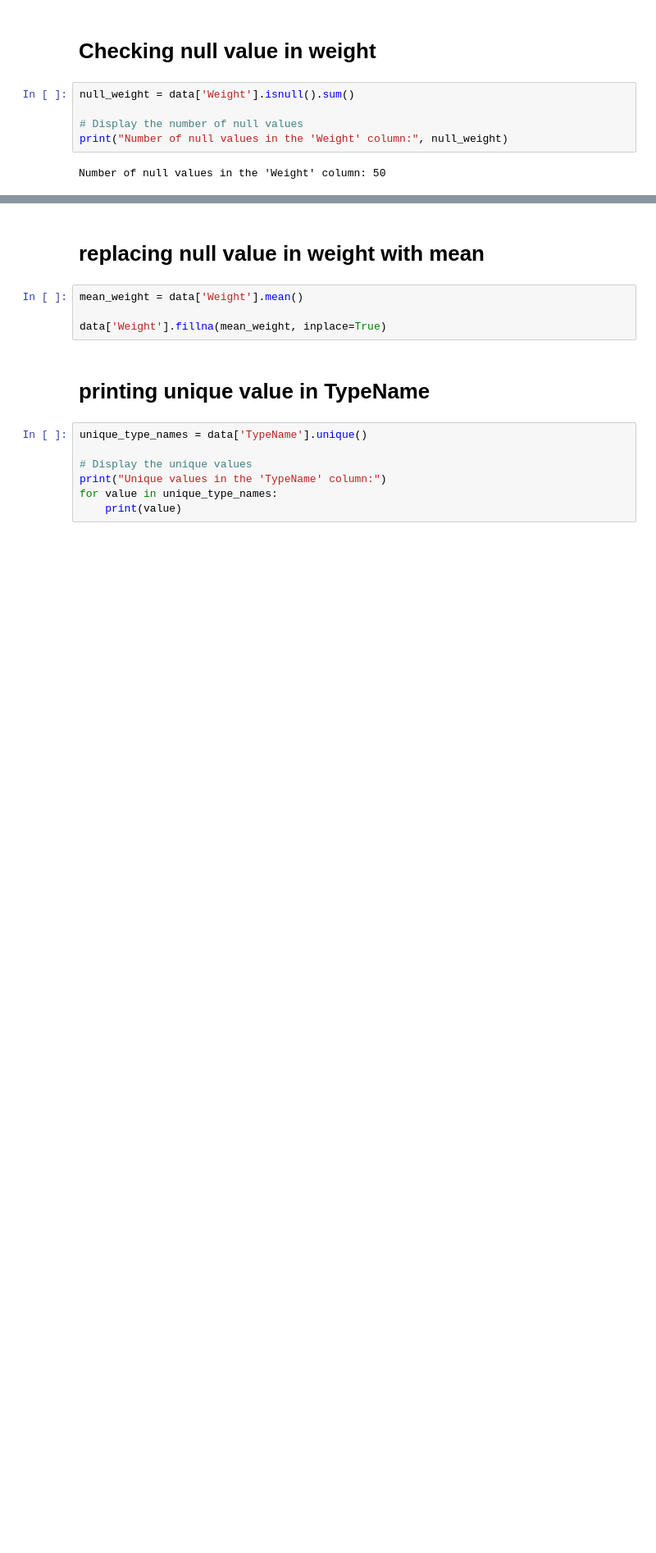
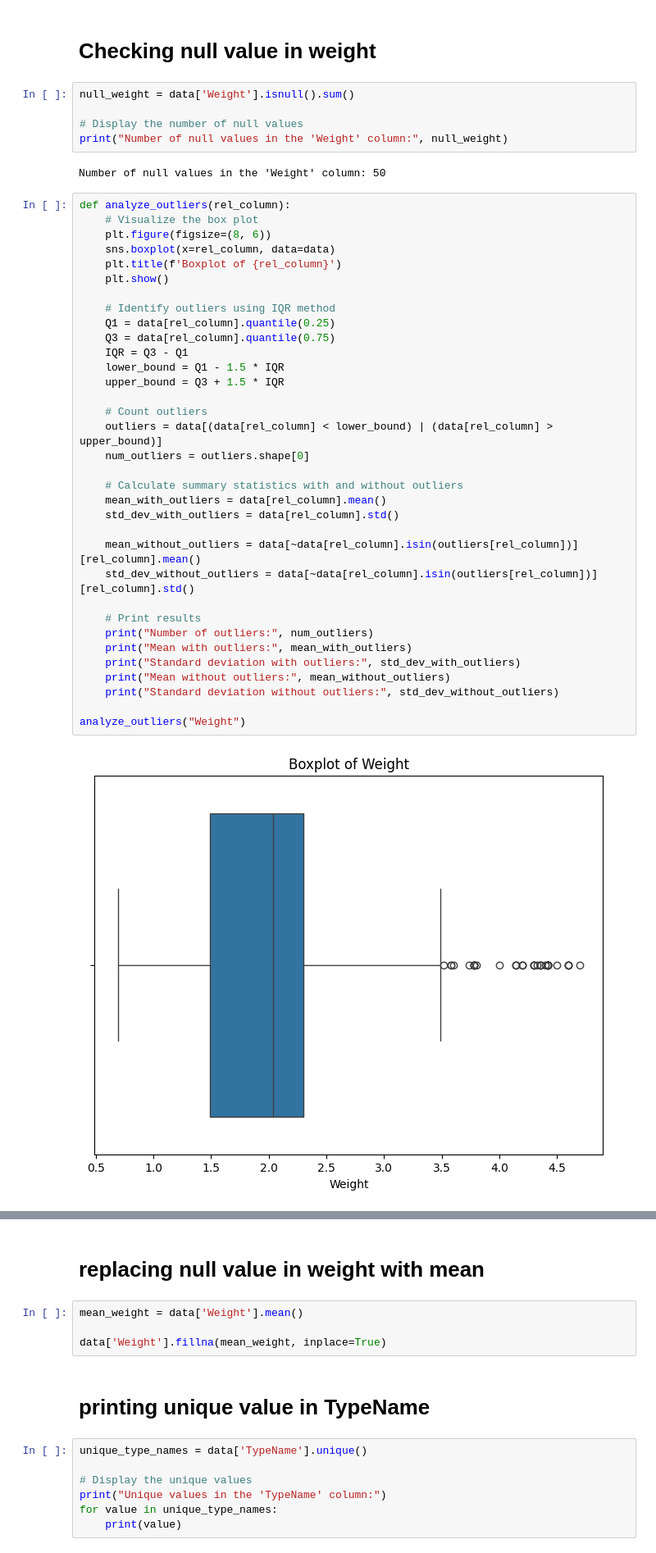
Before and after one commit to sumitsandhu/AGILE, a Jupyter notebook: Laptop.ipynb, the cells around one changed output, grey strips where cells are left out. Shown at 82% size. Cells and saved outputs as stored; diff of their text form; blank space fills up the shorter version.

```diff
--- a/Laptop.ipynb
+++ b/Laptop.ipynb
@@ -285,3 +278,39 @@ null_weight = data['Weight'].isnull().sum()
 print("Number of null values in the 'Weight' column:", null_weight)
 # %% [output]
 Number of null values in the 'Weight' column: 50
+# %%
+def analyze_outliers(rel_column):
+    # Visualize the box plot
+    plt.figure(figsize=(8, 6))
+    sns.boxplot(x=rel_column, data=data)
+    plt.title(f'Boxplot of {rel_column}')
+    plt.show()
+
+    # Identify outliers using IQR method
+    Q1 = data[rel_column].quantile(0.25)
+    Q3 = data[rel_column].quantile(0.75)
+    IQR = Q3 - Q1
+    lower_bound = Q1 - 1.5 * IQR
+    upper_bound = Q3 + 1.5 * IQR
+
+    # Count outliers
+    outliers = data[(data[rel_column] < lower_bound) | (data[rel_column] > upper_bound)]
+    num_outliers = outliers.shape[0]
+
+    # Calculate summary statistics with and without outliers
+    mean_with_outliers = data[rel_column].mean()
+    std_dev_with_outliers = data[rel_column].std()
+
+    mean_without_outliers = data[~data[rel_column].isin(outliers[rel_column])][rel_column].mean()
+    std_dev_without_outliers = data[~data[rel_column].isin(outliers[rel_column])][rel_column].std()
+
+    # Print results
+    print("Number of outliers:", num_outliers)
+    print("Mean with outliers:", mean_with_outliers)
+    print("Standard deviation with outliers:", std_dev_with_outliers)
+    print("Mean without outliers:", mean_without_outliers)
+    print("Standard deviation without outliers:", std_dev_without_outliers)
+
+analyze_outliers("Weight")
+# %% [output]
+[figure, added]
```
Also changed, not shown: parts of 24 cells of this notebook, 1 other file.
